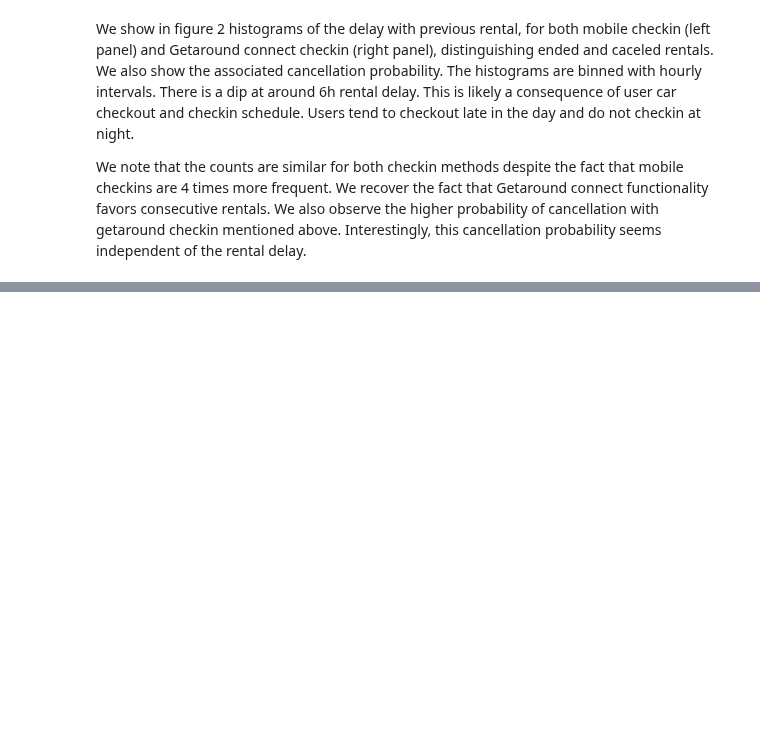
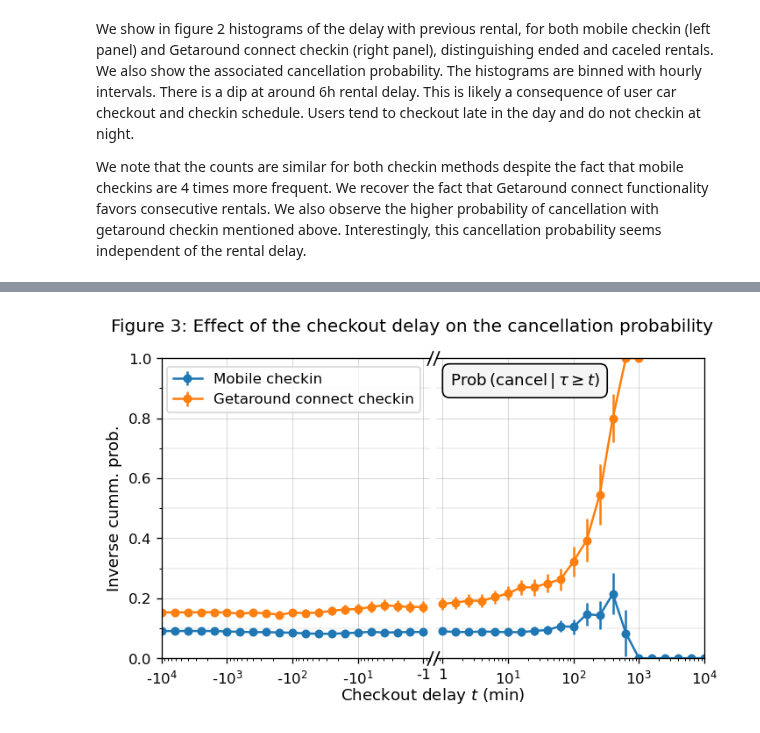
Before and after one commit to netesf13d/jedha-projects, a Jupyter notebook: 1-05-Getaround_Analysis/Getaround_Analysis_delay_analysis.ipynb, the cells around one changed output, grey strips where cells are left out. Drawn from its saved outputs; the diff is of its cells as text; code cells hidden in the pictures; blank space fills up the shorter version.

Commit message:
work on 1-05 Getaround

```diff
--- a/1-05-Getaround_Analysis/Getaround_Analysis_delay_analysis.ipynb
+++ b/1-05-Getaround_Analysis/Getaround_Analysis_delay_analysis.ipynb
@@ -333,0 +337,83 @@ np.int64(23)
+# %%
+## Compute the cumulative cancellation probability vs checkout delay
+delay_vals_neg, delay_vals_pos = -np.logspace(4, 0, 21), np.logspace(0, 4, 21)
+delay_vals = np.concatenate([delay_vals_neg, delay_vals_pos])
+cancel_prob = {}
+cancel_prob_std = {}
+for (checkin,), df_ in df2.groupby(['checkin_type']):
+    prob = np.zeros_like(delay_vals)
+    prob_std = np.zeros_like(delay_vals)
+    for i, val in enumerate(delay_vals):
+        loc = (df_['delay_at_checkout_in_minutes'] >= val)
+        p = df_.loc[loc, 'is_canceled'].mean()
+        prob[i] = p
+        prob_std[i] = p*(1-p) / np.sqrt(df_.loc[loc, 'is_canceled'].sum())
+
+    cancel_prob[checkin] = prob
+    cancel_prob_std[checkin] = prob_std
+# %%
+fig3, axs3 = plt.subplots(
+    nrows=1, ncols=2, sharey=True, figsize=(6, 3.8), dpi=120,
+    gridspec_kw={'left': 0.1, 'right': 0.96, 'top': 0.88, 'bottom': 0.13,
+                 'wspace': 0.025})
+fig3.suptitle('Figure 3: Effect of the checkout delay on the cancellation probability',
+              x=0.02, ha='left')
+
+
+axs3[0].spines.right.set_visible(False)
+axs3[0].plot([1, 1], [0, 1], transform=axs3[0].transAxes,
+             marker=[(-0.4, -1), (0.4, 1)], markersize=10, linestyle='',
+             color='k', mec='k', mew=1, clip_on=False)
+axs3[1].spines.left.set_visible(False)
+axs3[1].plot([0, 0], [0, 1], transform=axs3[1].transAxes,
+             marker=[(-0.4, -1), (0.4, 1)], markersize=10, linestyle='',
+             color='k', mec='k', mew=1, clip_on=False)
+axs3[1].tick_params(axis='y', labelleft=False, left=False, which='both')
+ms = 5
+
+eb0 = axs3[0].errorbar(delay_vals_pos, cancel_prob['mobile'][20::-1],
+                       yerr=cancel_prob_std['mobile'][20::-1],
+                       linestyle='-', marker='o', markersize=ms, color='tab:blue')
+eb1 = axs3[0].errorbar(delay_vals_pos, cancel_prob['connect'][20::-1],
+                       yerr=cancel_prob_std['connect'][20::-1],
+                       linestyle='-', marker='o', markersize=ms, color='tab:orange')
+
+axs3[0].grid(visible=True, linewidth=0.3)
+axs3[0].grid(visible=True, axis='y', which='minor', linewidth=0.2)
+axs3[0].invert_xaxis()
+axs3[0].set_xscale('log')
+axs3[0].set_xlim(1e4, 0.8)
+axs3[0].set_xticks([1e4, 1e3, 1e2, 1e1, 1],
+                     ['-$10^4$', '-$10^3$', '-$10^2$', '-$10^1$', '-1'])
+axs3[0].set_ylim(0, 1)
+axs3[0].set_yticks(np.linspace(0.1, 0.9, 5), minor=True)
+axs3[0].set_ylabel('Inverse cumm. prob.', fontsize=11)
+axs3[0].legend(handles=[eb0, eb1],
+               labels=['Mobile checkin', 'Getaround connect checkin'],
+               loc=(0.02, 0.82))
+
+
+axs3[1].errorbar(delay_vals_pos, cancel_prob['mobile'][21:],
+                 yerr=cancel_prob_std['mobile'][21:],
+                 linestyle='-', marker='o', markersize=ms, color='tab:blue')
+axs3[1].errorbar(delay_vals_pos, cancel_prob['connect'][21:],
+                 yerr=cancel_prob_std['connect'][21:],
+                 linestyle='-', marker='o', markersize=ms, color='tab:orange')
+axs3[1].grid(visible=True, linewidth=0.3)
+axs3[1].grid(visible=True, axis='y', which='minor', linewidth=0.2)
+axs3[1].set_xscale('log')
+axs3[1].set_xlim(0.8, 1e4)
+axs3[1].set_xticks([1, 1e1, 1e2, 1e3, 1e4],
+                     ['1', '$10^1$', '$10^2$', '$10^3$', '$10^4$'])
+
+axs3[1].text(0.05, 0.91,
+             r'$\mathrm{Prob}\, \left(\mathrm{cancel} \,|\, \tau \geq t \right)$',
+             transform=axs3[1].transAxes, fontsize=11,
+             bbox={'boxstyle': 'round,pad=0.45', 'facecolor': '0.96'})
+fig3.text(0.53, 0.025, r"Checkout delay $t$ (min)",
+          fontsize=11, ha='center')
+
+
+plt.show()
+# %% [output]
+[figure, added]
```
Also changed, not shown: parts of 32 cells of this notebook, 3 other files.
